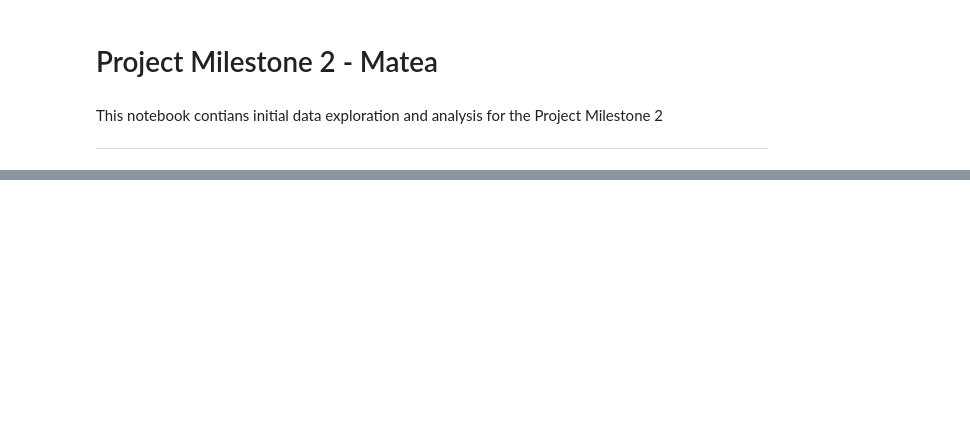
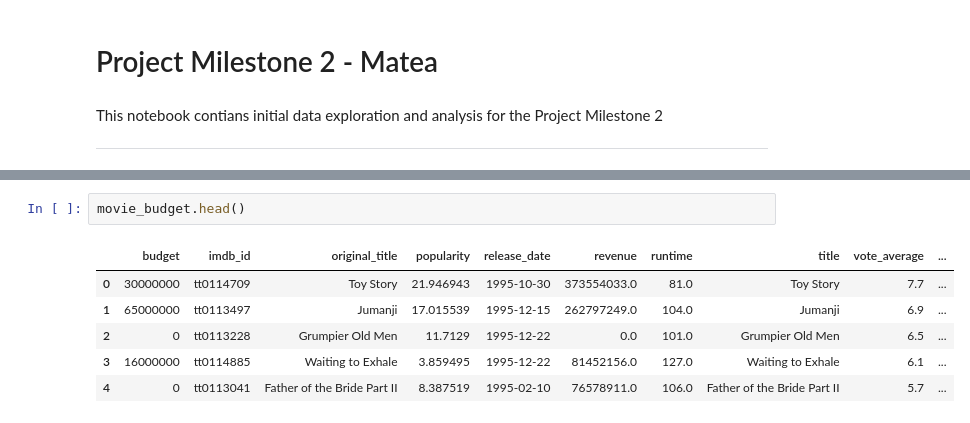
Before and after one commit to epfl-ada/ada-2023-project-fivefrenchspeakingpeoplenocap, a Jupyter notebook: p2_dataloading.ipynb, the cells around one changed output, grey strips where cells are left out. Cells and saved outputs as stored; diff of their text form; blank space fills up the shorter version.

```diff
--- a/p2_dataloading.ipynb
+++ b/p2_dataloading.ipynb
@@ -180,0 +276,9 @@ movies_merged
+# %%
+movie_budget.head()
+# %% [output]
+|  | budget | imdb_id | original_title | popularity | release_date | revenue | runtime | title | vote_average | ... |
+| 0 | 30000000 | tt0114709 | Toy Story | 21.946943 | 1995-10-30 | 373554033.0 | 81.0 | Toy Story | 7.7 | ... |
+| 1 | 65000000 | tt0113497 | Jumanji | 17.015539 | 1995-12-15 | 262797249.0 | 104.0 | Jumanji | 6.9 | ... |
+| 2 | 0 | tt0113228 | Grumpier Old Men | 11.7129 | 1995-12-22 | 0.0 | 101.0 | Grumpier Old Men | 6.5 | ... |
+| 3 | 16000000 | tt0114885 | Waiting to Exhale | 3.859495 | 1995-12-22 | 81452156.0 | 127.0 | Waiting to Exhale | 6.1 | ... |
+| 4 | 0 | tt0113041 | Father of the Bride Part II | 8.387519 | 1995-02-10 | 76578911.0 | 106.0 | Father of the Bride Part II | 5.7 | ... |
```
Also changed, not shown: parts of 65 cells of this notebook, 1 other file.
